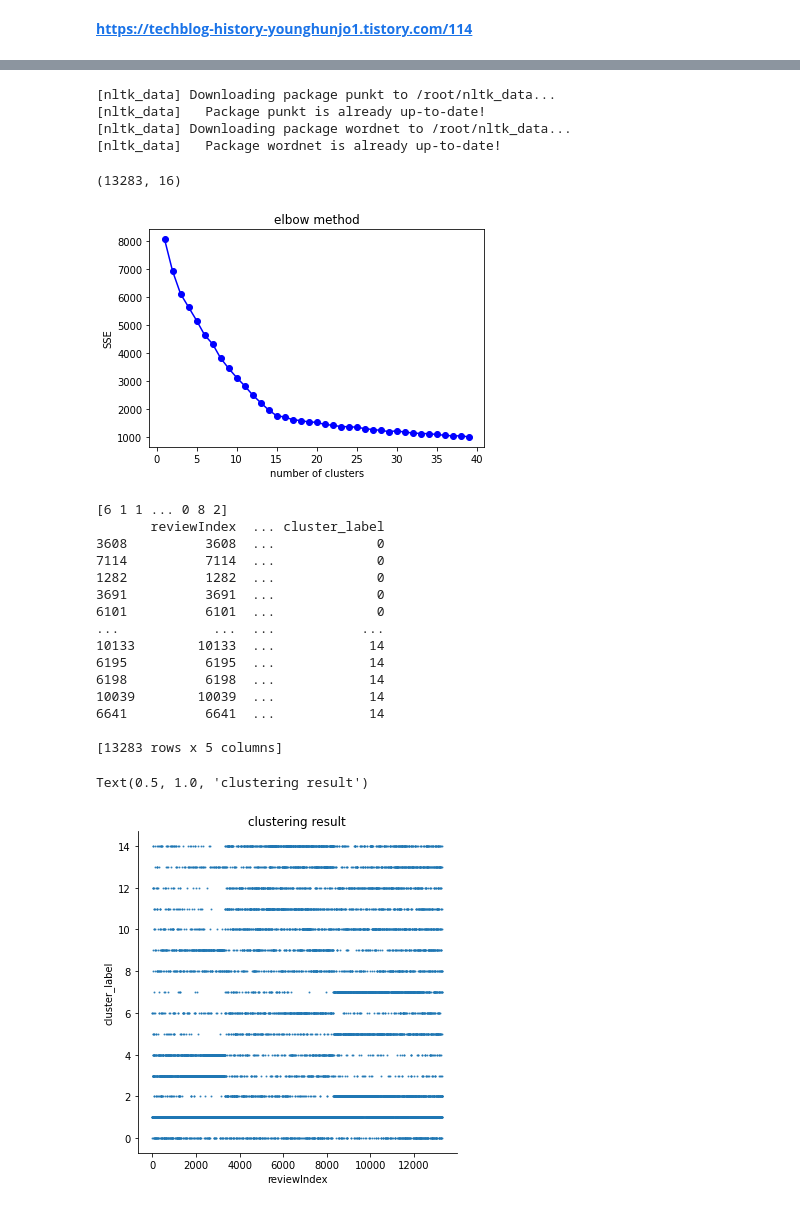
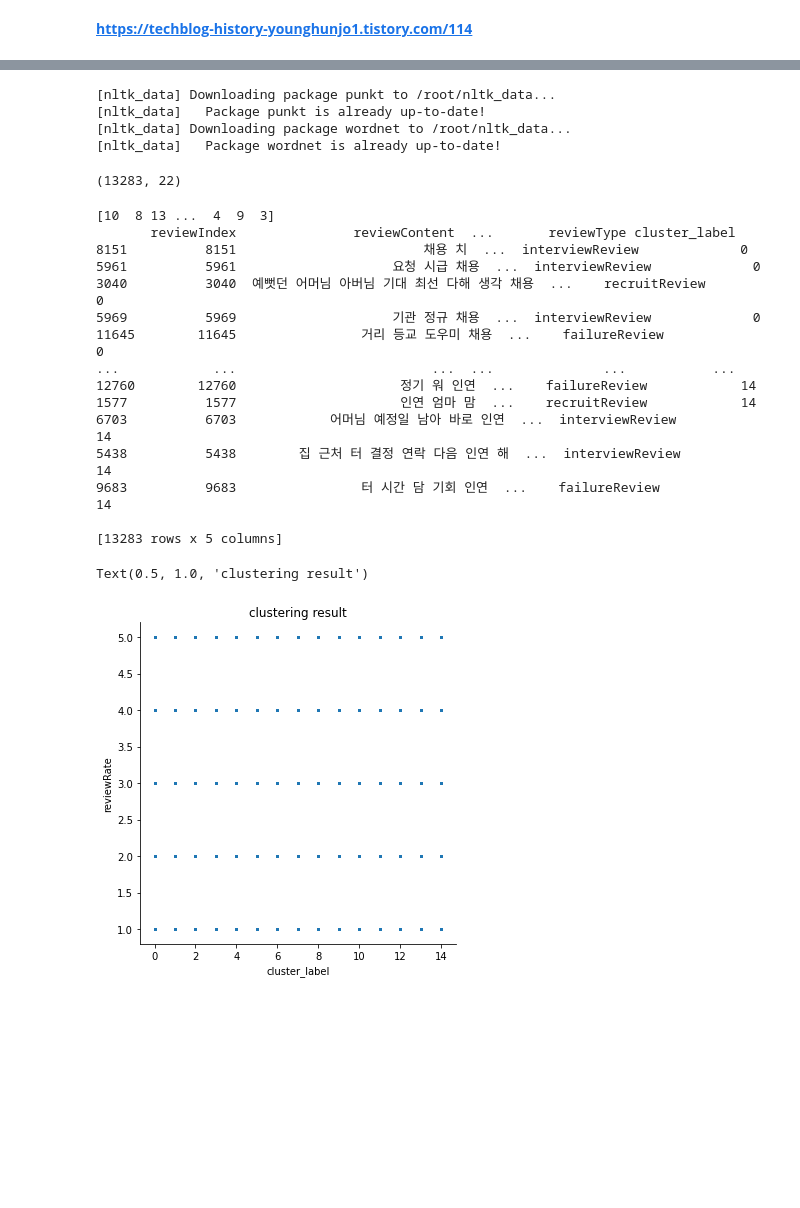
Before and after one commit to dr-song-summer-project/AI, a Jupyter notebook: Clustering/K_Means_NLP.ipynb, the cells around one changed output, grey strips where cells are left out. Cells and saved outputs as stored; diff of their text form; code cells hidden in the pictures; blank space fills up the shorter version.

```diff
--- a/Clustering/K_Means_NLP.ipynb
+++ b/Clustering/K_Means_NLP.ipynb
@@ -13,7 +13,7 @@ similarity_cmp = 'reviewRate'
 # %%
 # 학습용 데이터셋 불러오기
 import pandas as pd
-document_df = pd.read_csv('/content/drive/My Drive/닥터송 여름 프로젝트/4. 대-스타 해결 2/09.(주)맘편한세상_데이터/unlabeled_data.csv')
+document_df = pd.read_excel('/content/drive/My Drive/닥터송 여름 프로젝트/4. 대-스타 해결 2/09.(주)맘편한세상_데이터/unlabeled_data_keyword_sen.xlsx')
 # document_df.head()
 
 document_df.drop(['encodedSenderId', 'encodedTargetId', 'DateTime'], axis=1, inplace=True)
@@ -55,30 +55,15 @@ tfidf_vect = TfidfVectorizer(tokenizer=LemNormalize,
                             stop_words='english', ngram_range=(1,2),
                             min_df=0.05, max_df=0.85)
 # fit_transform으로 위에서 구축한 도구로 텍스트 벡터화
-ftr_vect = tfidf_vect.fit_transform(document_df['reviewContent'])
+# ftr_vect = tfidf_vect.fit_transform(document_df['reviewContent'])
+ftr_vect = tfidf_vect.fit_transform(document_df['reviewContent'].values.astype('U'))
 print(ftr_vect.shape)
 # %% [output]
 [nltk_data] Downloading package punkt to /root/nltk_data...
 [nltk_data]   Package punkt is already up-to-date!
 [nltk_data] Downloading package wordnet to /root/nltk_data...
 [nltk_data]   Package wordnet is already up-to-date!
-(13283, 16)
+(13283, 22)
-# %%
-def elbow(data, length):
-    sse = [] # sum of squre error 오차제곱합
-    for i in range(1, length):
-        kmeans = KMeans(n_clusters=i)
-        kmeans.fit(data)
-        # SSE 값 저장
-        sse.append(kmeans.inertia_)
-    plt.plot(range(1, length), sse, 'bo-')
-    plt.title("elbow method")
-    plt.xlabel("number of clusters")
-    plt.ylabel("SSE")
-    plt.show()
-elbow(ftr_vect, 40)
-# %% [output]
-[figure, removed]
 # %%
 # K-means로 clustering_num개 군집으로 문서 군집화시키기
 from sklearn.cluster import KMeans
@@ -94,19 +79,19 @@ document_df['cluster_label'] = cluster_label
 print(document_df.sort_values(by=['cluster_label']))
 # document_df['reviewType']
 # %% [output]
-[6 1 1 ... 0 8 2]
-       reviewIndex  ... cluster_label
-3608          3608  ...             0
-7114          7114  ...             0
-1282          1282  ...             0
-3691          3691  ...             0
-6101          6101  ...             0
-...            ...  ...           ...
-10133        10133  ...            14
-6195          6195  ...            14
-6198          6198  ...            14
-10039        10039  ...            14
-6641          6641  ...            14
+[10  8 13 ...  4  9  3]
+       reviewIndex               reviewContent  ...       reviewType cluster_label
+8151          8151                        채용 치  ...  interviewReview             0
+5961          5961                    요청 시급 채용  ...  interviewReview             0
+3040          3040  예뻣던 어머님 아버님 기대 최선 다해 생각 채용  ...    recruitReview             0
+5969          5969                    기관 정규 채용  ...  interviewReview             0
+11645        11645                거리 등교 도우미 채용  ...    failureReview             0
+...            ...                         ...  ...              ...           ...
+12760        12760                     정기 워 인연  ...    failureReview            14
+1577          1577                     인연 엄마 맘  ...    recruitReview            14
+6703          6703            어머님 예정일 남아 바로 인연  ...  interviewReview            14
+5438          5438        집 근처 터 결정 연락 다음 인연 해  ...  interviewReview            14
+9683          9683                터 시간 담 기회 인연  ...    failureReview            14
 
 [13283 rows x 5 columns]
 # %%
@@ -114,14 +99,14 @@ document_df.to_excel('clustering_result.xlsx', header=True, index=False)
 # %%
 import matplotlib.pyplot as plt
 import seaborn as sb
 %matplotlib inline
 
-sb.lmplot('reviewIndex', 'cluster_label', data=document_df, fit_reg=False, scatter_kws={"s":1})
+sb.lmplot('cluster_label', 'reviewRate', data=document_df, fit_reg=False, scatter_kws={"s":1})
 
 plt.title('clustering result')
 # %% [output]
 Text(0.5, 1.0, 'clustering result')
-[figure, old version]
+[figure, new version]
 # %%
 def get_cluster_details(cluster_model, cluster_data, feature_names,
                        cluster_num, top_n_features=10):
```
Also changed, not shown: parts of 7 cells of this notebook.
